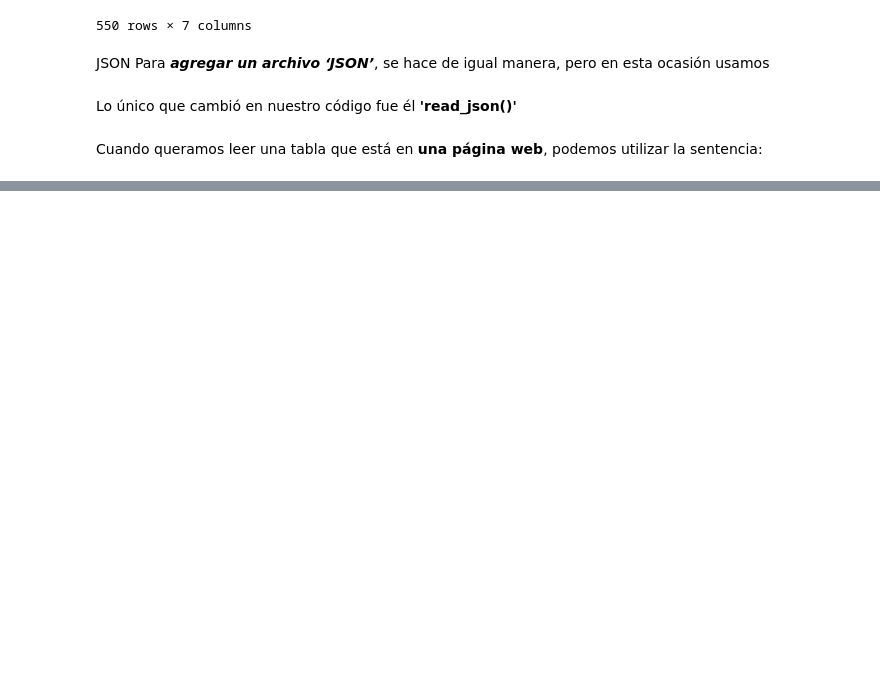
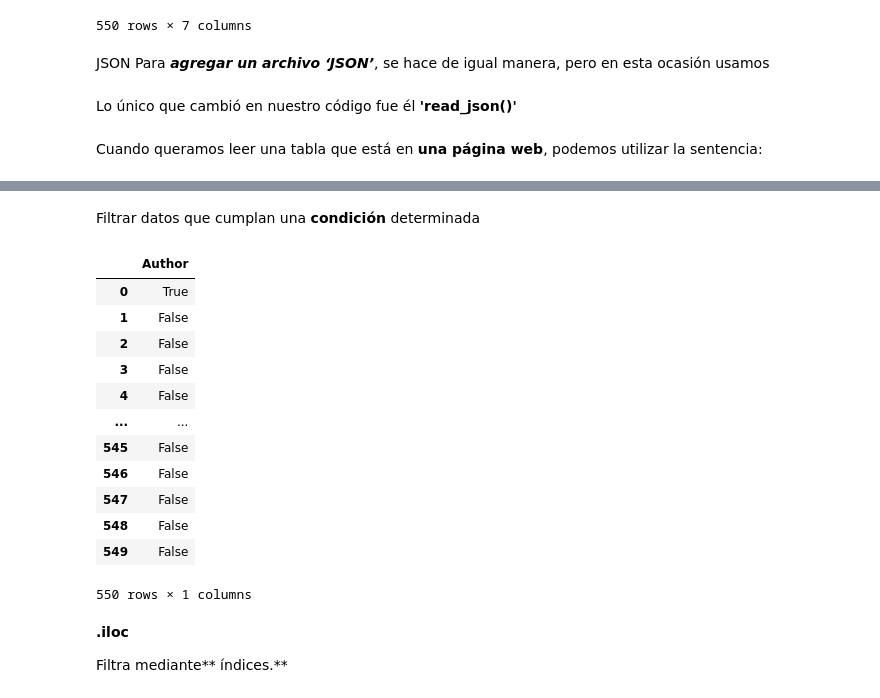
Before and after one commit to Carmen-N/Manipulaci-n-y-Transformaci-n-de-Datos-con-Pandas-y-NumPy, a Jupyter notebook: proyecto_con_Pandas_.ipynb, the cells around one changed output, grey strips where cells are left out. Saved outputs shown, nothing was run; the diff lists cells and outputs as text; code cells hidden in the pictures; blank space fills up the shorter version.

```diff
--- a/proyecto_con_Pandas_.ipynb
+++ b/proyecto_con_Pandas_.ipynb
@@ -93,0 +160,23 @@ pd.read_html('link')
+# %% [markdown]
+Filtrar datos que cumplan una **condición** determinada
+# %%
+df_books.loc[:, ['Author']] == 'JJ Smith'                                 #muestra la columna Author con True en los valores que cumplen la condicion y False para los que no la cumplen
+# %% [output]
+|  | Author |
+| 0 | True |
+| 1 | False |
+| 2 | False |
+| 3 | False |
+| 4 | False |
+| ... | ... |
+| 545 | False |
+| 546 | False |
+| 547 | False |
+| 548 | False |
+| 549 | False |
+550 rows × 1 columns
+# %% [markdown]
+**.iloc**
+
+
+Filtra mediante** índices.**
```
Also changed, not shown: parts of 15 cells of this notebook.
